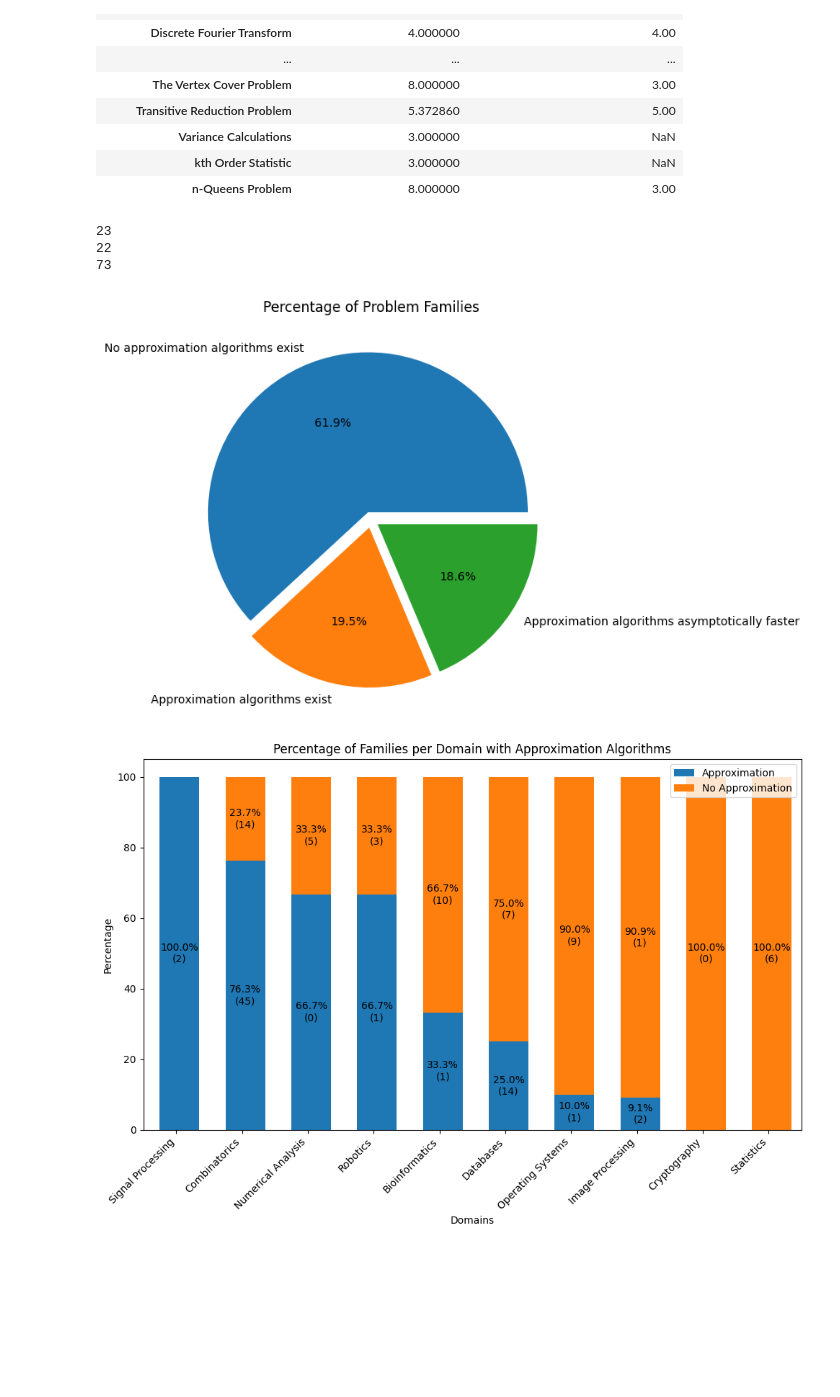
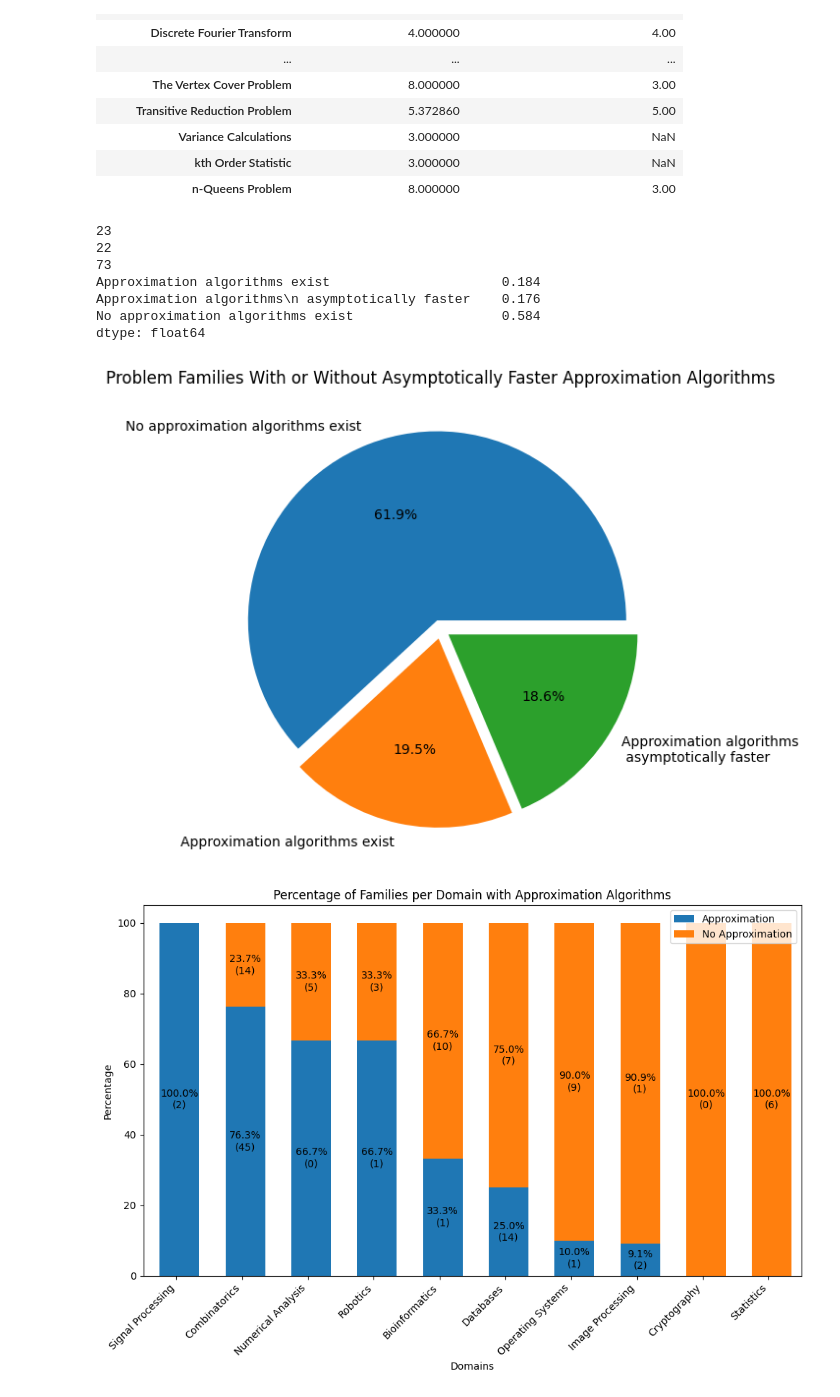
Before and after one commit to andrewlucasgs/approximation-algorithms, a Jupyter notebook: exact_vs_approximation copy.ipynb, the cells around one changed output. Cells and saved outputs as stored; diff of their text form; code cells hidden in the pictures; blank space fills up the shorter version.

Commit message:
Generate combined figures

```diff
--- a/exact_vs_approximation copy.ipynb
+++ b/exact_vs_approximation copy.ipynb
@@ -192,7 +192,12 @@ print(len(families_with_no_approximation_algorithms))
 fig, ax = plt.subplots(figsize=(6, 6))
 
 data = [best_in_exact_percentage, best_in_approximation_percentage, no_approximation_percentage]
-data = pd.Series(data, index=['Approximation algorithms exist', 'Approximation algorithms asymptotically faster', 'No approximation algorithms exist'])
+
+data = pd.Series(data, index=['Approximation algorithms exist', 'Approximation algorithms\n asymptotically faster', 'No approximation algorithms exist'])
+data.to_csv('datasets/percentage-of-problem-families.csv')
+print(data)
+
+
 data = data.sort_values(ascending=False)
 
 # pie chart with first 2 slices exploded together
@@ -208,35 +213,39 @@ wedges, texts, percs = ax.pie(
 # margin top
 ax.margins(0.1)
 
 groups = [[0], [1], [2]]
 
 radfraction = 0.05
 for group in groups:
     ang = np.deg2rad((wedges[group[-1]].theta2 + wedges[group[0]].theta1) / 2)
     for j in group:
         center = radfraction * wedges[j].r * np.array([np.cos(ang), np.sin(ang)])
         wedges[j].set_center(center)
         texts[j].set_position(np.array(texts[j].get_position()) + center)
         percs[j].set_position(np.array(percs[j].get_position()) + center)
 ax.autoscale(True)
 
 
-plt.text(0, 1.3, 'Percentage of Problem Families', color='black', fontsize=12, ha='center')
+plt.text(0, 1.3, 'Problem Families With or Without Asymptotically Faster Approximation Algorithms', color='black', fontsize=12, ha='center')
 
 plt.savefig('figures/percentage-of-problem-families.png', bbox_inches='tight')
 
 plt.show()
 
 
 # Include families form approximation algorithms that are not in the in exact algorithms
 # No approximation
 # Has approximation, doesn't do better
 # Has approximation, does better
 # %% [output]
 23
 22
 73
+Approximation algorithms exist                      0.184
+Approximation algorithms\n asymptotically faster    0.176
+No approximation algorithms exist                   0.584
+dtype: float64
-[figure, old version]
+[figure, new version]
 # %%
 import math
 
```
Also changed, not shown: 29 other files.
